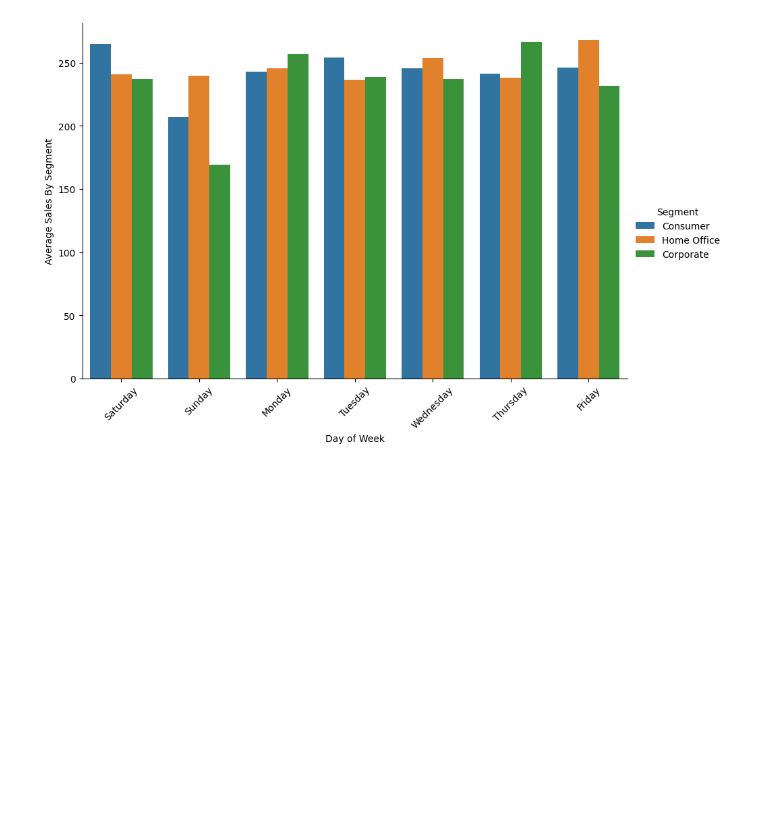
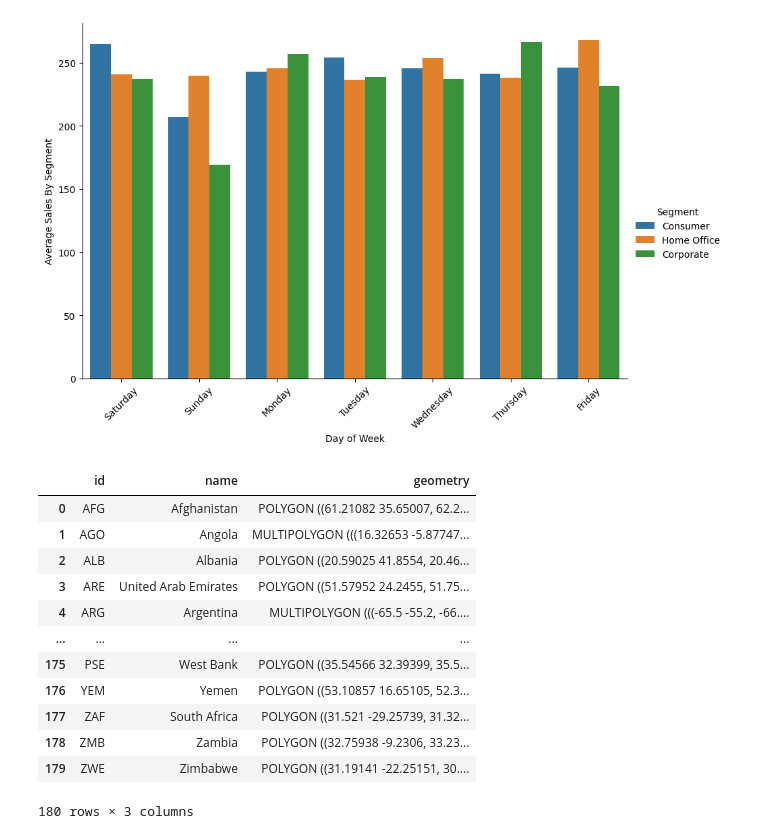
Before and after one commit to joshuajnoble/method-data-viz, a Jupyter notebook: super_store_edav.ipynb, the cells around one changed output. Drawn from its saved outputs; the diff is of its cells as text; code cells hidden in the pictures; blank space fills up the shorter version.

Commit message:
adding world map

```diff
--- a/super_store_edav.ipynb
+++ b/super_store_edav.ipynb
@@ -97,3 +97,24 @@ plt.xticks(rotation=45)
 plt.show()
 # %% [output]
 [figure]
+# %%
+import geopandas as gpd
+import geoplot as gplt
+
+world = gpd.read_file(gplt.datasets.get_path('world'))
+# %%
+world
+# %% [output]
+|  | id | name | geometry |
+| 0 | AFG | Afghanistan | POLYGON ((61.21082 35.65007, 62.2... |
+| 1 | AGO | Angola | MULTIPOLYGON (((16.32653 -5.87747... |
+| 2 | ALB | Albania | POLYGON ((20.59025 41.8554, 20.46... |
+| 3 | ARE | United Arab Emirates | POLYGON ((51.57952 24.2455, 51.75... |
+| 4 | ARG | Argentina | MULTIPOLYGON (((-65.5 -55.2, -66.... |
+| ... | ... | ... | ... |
+| 175 | PSE | West Bank | POLYGON ((35.54566 32.39399, 35.5... |
+| 176 | YEM | Yemen | POLYGON ((53.10857 16.65105, 52.3... |
+| 177 | ZAF | South Africa | POLYGON ((31.521 -29.25739, 31.32... |
+| 178 | ZMB | Zambia | POLYGON ((32.75938 -9.2306, 33.23... |
+| 179 | ZWE | Zimbabwe | POLYGON ((31.19141 -22.25151, 30.... |
+180 rows × 3 columns
```
Also changed, not shown: parts of 5 cells of this notebook, 1 other file.
